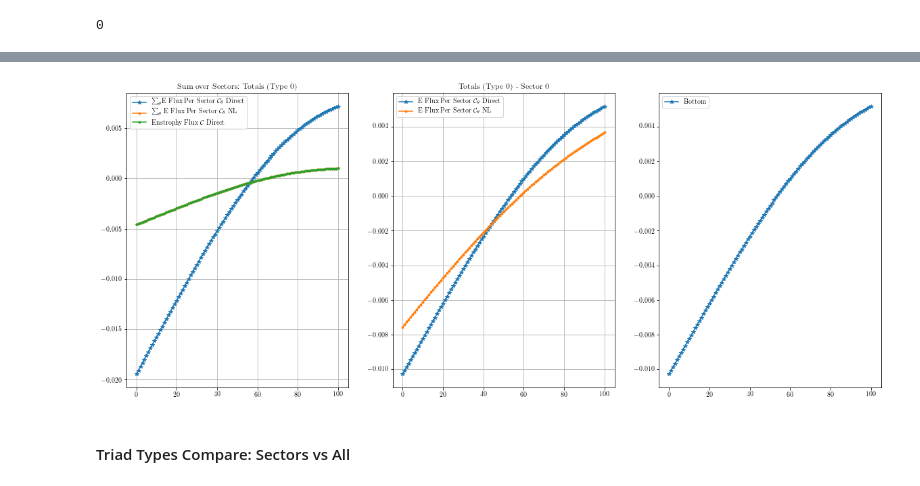
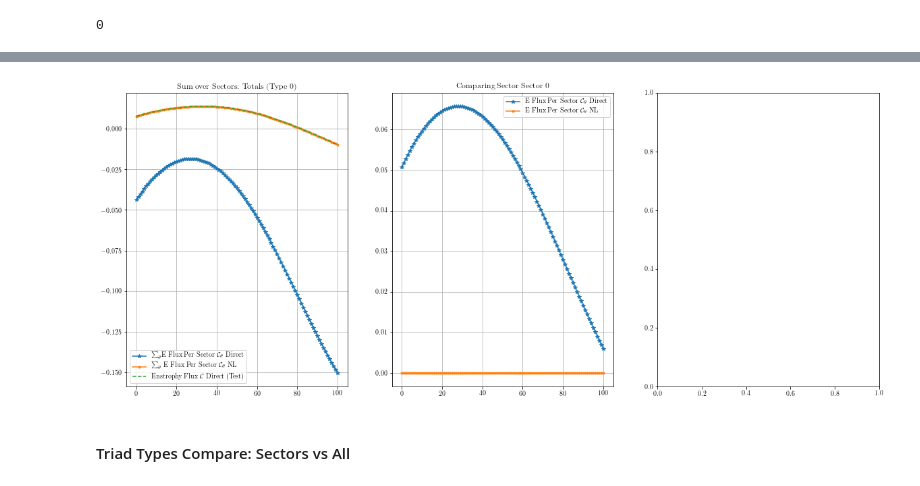
Before and after one commit to EndCar808/2D-Navier-Stokes, a Jupyter notebook: Plotting/CompareFluxes.ipynb, the cells around one changed output, grey strips where cells are left out. Saved outputs shown, nothing was run; the diff lists cells and outputs as text; code cells hidden in the pictures.

```diff
--- a/Plotting/CompareFluxes.ipynb
+++ b/Plotting/CompareFluxes.ipynb
@@ -41,7 +41,7 @@ data = "DECAY"
 # %%
 if data == "DECAY":
     in_dir = "../Data/Test/SIM_DATA_NAVIER_RK4_FULL_N[16,16]_T[0-5]_NU[0.000031]_CFL[0.90]_u0[DECAY_TURB_ALT]_TAG[Test-Test]/"
-    post_file_path = in_dir + "PostProcessing_HDF_Data_SECTORS[4]_KFRAC[0.75]_TAG[Test-Test].h5"
+    post_file_path = in_dir + "PostProcessing_HDF_Data_SECTORS[24]_KFRAC[0.75]_TAG[Test-Test].h5"
 elif data == "MAX_PALIN":
     in_dir = "../Data/Test/SIM_DATA_NAVIER_RK4_FULL_N[64,64]_T[0-0]_NU[0.001000]_CFL[0.90]_u0[MAX_PALIN]_TAG[Max-Palin-Test]/"
     post_file_path = in_dir + "PostProcessing_HDF_Data_SECTORS[1]_KFRAC[0.75]_TAG[Max-Palin-Test].h5"
@@ -226,30 +254,31 @@ Test Type 0
 # %%
 fig = plt.figure(figsize = (20, 8))
 gs  = GridSpec(1, 3)
 ax2 = fig.add_subplot(gs[0, 0])
-ax2.plot(np.sum(post_data.enst_flux_per_sec[:, 0, :], axis = -1) * const_fac_sector * norm_fac, '*-')
+ax2.plot(np.sum(post_data.enst_flux_per_sec[:, 0, :], axis = -1) * const_fac * norm_fac, '*-')
 ax2.plot(np.sum(post_data.enst_flux_C_theta[:, :], axis = -1), '.-')
-ax2.plot(post_data.enst_flux_test[:, 0] * const_fac * norm_fac, '.-')
+ax2.plot(post_data.enst_flux_test[:, 0] * const_fac * norm_fac, '--')
 ax2.set_title(r"Sum over Sectors: Totals (Type 0)")
 ax2.grid()
-ax2.legend([r"$\sum_\theta$E Flux Per Sector $\mathcal{C}_\theta$ Direct", r"$\sum_\theta$ E Flux Per Sector $\mathcal{C}_\theta$ NL", r"Enstrophy Flux $\mathcal{C}$ Direct"])
+ax2.legend([r"$\sum_\theta$E Flux Per Sector $\mathcal{C}_\theta$ Direct", r"$\sum_\theta$ E Flux Per Sector $\mathcal{C}_\theta$ NL", r"Enstrophy Flux $\mathcal{C}$ Direct (Test)"])
 
+theta = 0
 ax1 = fig.add_subplot(gs[0, 1])
 ax1.plot(post_data.enst_flux_per_sec[:, 0, theta] * const_fac_sector * norm_fac, '*-')
 ax1.plot(post_data.enst_flux_C_theta[:, theta], '.-')
-ax1.set_title(r"Totals (Type 0) - Sector {}".format(theta))
+ax1.set_title(r"Comparing Sector Sector {}".format(theta))
 ax1.grid()
 ax1.legend([r"E Flux Per Sector $\mathcal{C}_\theta$ Direct", r"E Flux Per Sector $\mathcal{C}_\theta$ NL", r"Enstrophy Flux $\mathcal{C}$"])
 
 
 ax3 = fig.add_subplot(gs[0, 2])
-ax3.plot(post_data.enst_flux_per_sec[:, 0, 0] * const_fac_sector * norm_fac, '*-')
+# ax3.plot(post_data.enst_flux_per_sec[:, 0, 0] * const_fac_sector * norm_fac, '*-')
 # ax3.plot(post_data.enst_flux_per_sec[:, 0, 1] * const_fac_sector * norm_fac, '*-')
-ax3.legend([r"Bottom", r"Top"])
+# ax3.legend([r"Bottom", r"Top"])
 # print(post_data.enst_flux_per_sec[:, 0, 0] / post_data.enst_flux_per_sec[:, 0, 1])
 plt.show()
 # %% [output]
-[figure, old version]
+[figure, new version]
 # %% [markdown]
 #### Triad Types Compare: Sectors vs All
 # %%
```
Also changed, not shown: parts of 14 cells of this notebook, 2 other files.
